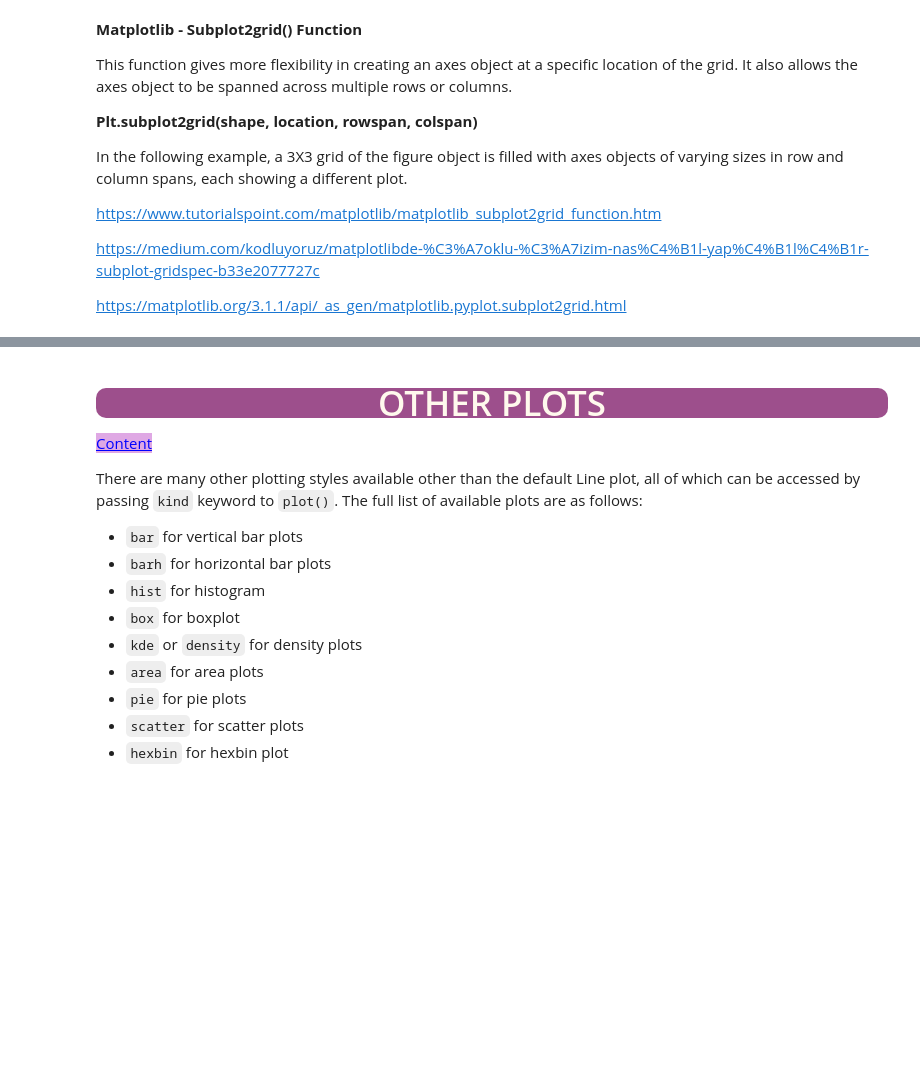
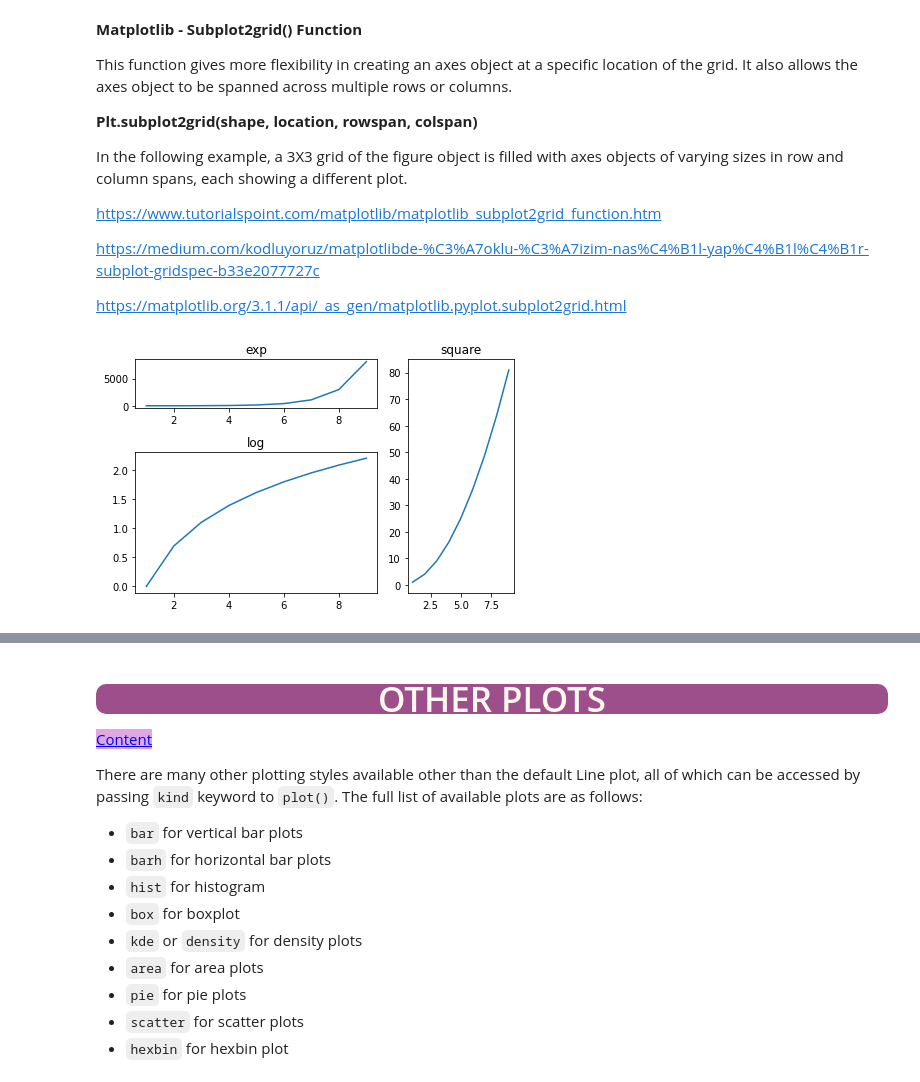
Before and after one commit to merdogan97/DVwPy, a Jupyter notebook: DVwPy_S1_Matplotlib_InClass_02_02_2022_ipynb_adlı_not_defterinin_kopyası.ipynb, the cells around one changed output, grey strips where cells are left out. Cells and saved outputs as stored; diff of their text form; code cells hidden in the pictures; blank space fills up the shorter version.

```diff
--- a/DVwPy_S1_Matplotlib_InClass_02_02_2022_ipynb_adlı_not_defterinin_kopyası.ipynb
+++ b/DVwPy_S1_Matplotlib_InClass_02_02_2022_ipynb_adlı_not_defterinin_kopyası.ipynb
@@ -626,3 +668,25 @@ https://medium.com/kodluyoruz/matplotlibde-%C3%A7oklu-%C3%A7izim-nas%C4%B1l-yap%
 
 
 https://matplotlib.org/3.1.1/api/_as_gen/matplotlib.pyplot.subplot2grid.html
+# %%
+
+plt.figure()
+a1 = plt.subplot2grid((3, 3),(0, 0), colspan = 2) # 3x3 grid / 0-0 pzisyon, 2 kolon birleştir
+a2 = plt.subplot2grid((3, 3),(0, 2), rowspan = 3)#   0-2 gel 2 satır birleştir
+a3 = plt.subplot2grid((3, 3),(1, 0), rowspan = 2, colspan = 2) # 1-0 gel
+
+x = np.arange(1, 10)
+
+a1.plot(x, np.exp(x))
+a1.set_title('exp')
+
+a2.plot(x, x*x)
+a2.set_title('square')
+
+a3.plot(x, np.log(x))
+a3.set_title('log')
+
+plt.tight_layout()
+plt.show()
+# %% [output]
+[figure, added]
```
Also changed, not shown: parts of 14 cells of this notebook.
